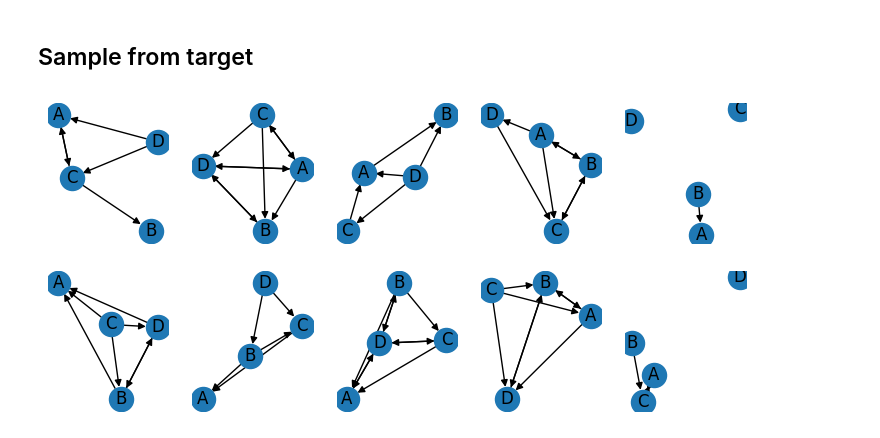
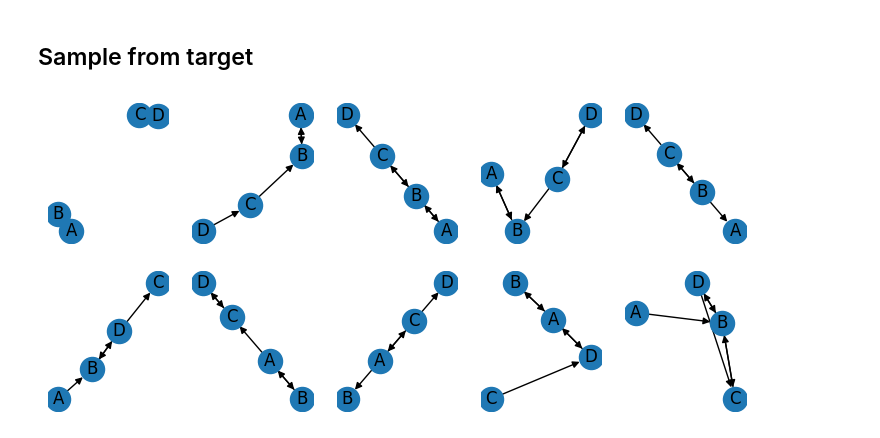
Before and after one commit to ML-FGV/agfn, a Jupyter notebook: example.ipynb, the cells around one changed output. Saved outputs shown, nothing was run; the diff lists cells and outputs as text; code cells hidden in the pictures.

```diff
--- a/example.ipynb
+++ b/example.ipynb
@@ -90,9 +91,9 @@ env = create_env()
 env = gflownet.sample(env)
 # %%
 plt.figure(figsize=(9, 4))
-indices = np.random.permutation(env.batch_size)[:10]
+indices = torch.topk(env.log_reward(), k=10).indices
 for e, i in enumerate(indices):
     plt.subplot(2, 5, e + 1)
     env.draw(i, labels=node_labels)
 # %% [output]
-[figure, old version]
+[figure, new version]
```
Also changed, not shown: parts of 22 cells of this notebook, 2 other files.
